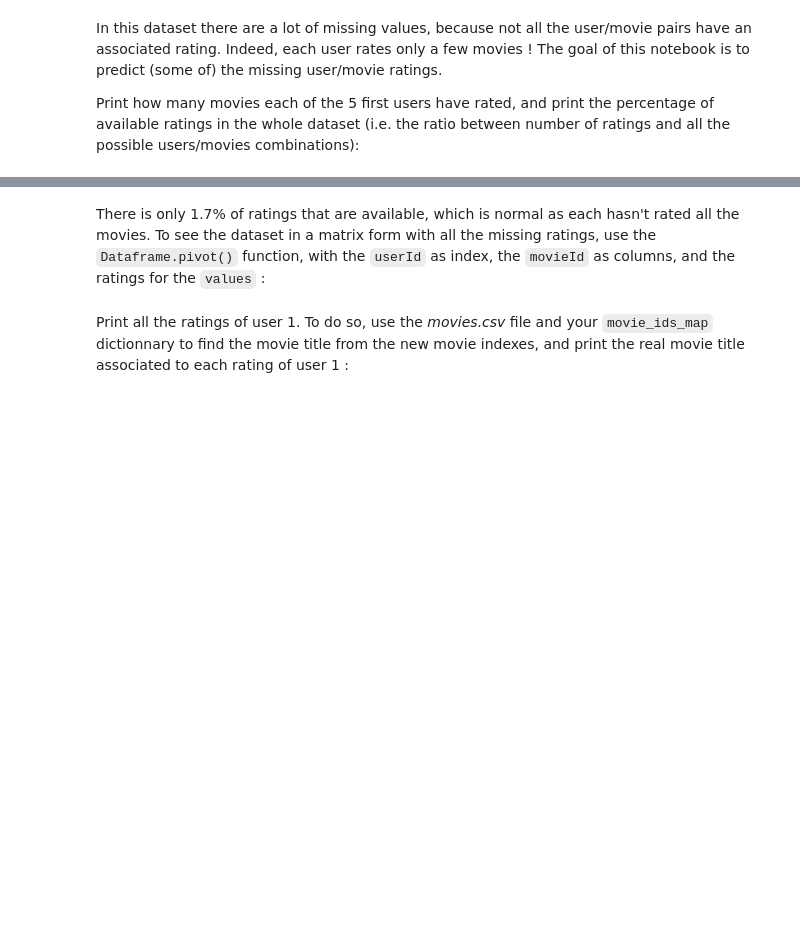
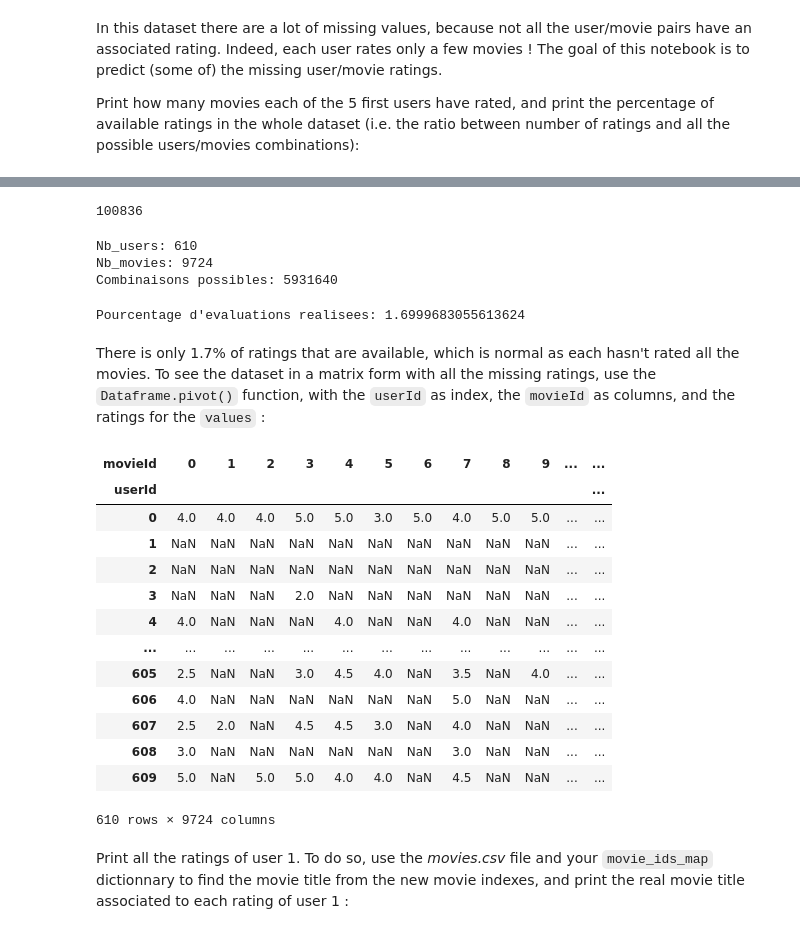
Before and after one commit to rubalravinder/ML4, a Jupyter notebook: notebooks/Machine_Learning_4_Recommender_Systems.ipynb, the cells around one changed output, grey strips where cells are left out. Drawn from its saved outputs; the diff is of its cells as text; code cells hidden in the pictures; blank space fills up the shorter version.

```diff
--- a/notebooks/Machine_Learning_4_Recommender_Systems.ipynb
+++ b/notebooks/Machine_Learning_4_Recommender_Systems.ipynb
@@ -42,7 +42,8 @@ To do so, fill the `get_train_test_sets` function below, and respect the returne
 # - toutes les cellules avant la cellule avec la grosse fonction sont des tests -
 # %%
 # on charge notre dataset - à implémenter dans la fonction
-pd.read_csv('../data/ml-latest-small/ratings.csv')
+ratings_csv=pd.read_csv('../data/ml-latest-small/ratings.csv')
+ratings_csv
 # %% [output]
 |  | userId | movieId | rating | timestamp |
 | 0 | 1 | 1 | 4.0 | 964982703 |
@@ -323,2 +325,23 @@ for user in dataset.userId.head():
+# %%
+# Pourcentage d'évaluation non-faites sur tout le dataset
+
+dataset.shape[0] # nombre de ratings
+# %% [output]
+100836
+# %%
+# toutes les combinaisons possibles user/movie
+
+print("Nb_users:",nb_users)
+print("Nb_movies:",nb_movies)
+print("Combinaisons possibles:",nb_users*nb_movies)
+# %% [output]
+Nb_users: 610
+Nb_movies: 9724
+Combinaisons possibles: 5931640
+# %%
+pourcentage_ratings_available=(dataset.shape[0])/(nb_users*nb_movies)*100
+print("Pourcentage d'evaluations realisees:",pourcentage_ratings_available)
+# %% [output]
+Pourcentage d'evaluations realisees: 1.6999683055613624
 # %% [markdown]
 There is only 1.7% of ratings that are available, which is normal as each hasn't rated all the movies. To see the dataset in a matrix form with all the missing ratings, use the `Dataframe.pivot()` function, with the `userId` as index, the `movieId` as columns, and the ratings for the `values` :
@@ -327,2 +348,20 @@ There is only 1.7% of ratings that are available, which is normal as each hasn't
+# %%
+#TOFILL
+dataset.pivot(index='userId',columns='movieId',values='rating')
+# %% [output]
+| movieId | 0 | 1 | 2 | 3 | 4 | 5 | 6 | 7 | 8 | 9 | ... | ... |
+| userId |  |  |  |  |  |  |  |  |  |  |  | ... |
+| 0 | 4.0 | 4.0 | 4.0 | 5.0 | 5.0 | 3.0 | 5.0 | 4.0 | 5.0 | 5.0 | ... | ... |
+| 1 | NaN | NaN | NaN | NaN | NaN | NaN | NaN | NaN | NaN | NaN | ... | ... |
+| 2 | NaN | NaN | NaN | NaN | NaN | NaN | NaN | NaN | NaN | NaN | ... | ... |
+| 3 | NaN | NaN | NaN | 2.0 | NaN | NaN | NaN | NaN | NaN | NaN | ... | ... |
+| 4 | 4.0 | NaN | NaN | NaN | 4.0 | NaN | NaN | 4.0 | NaN | NaN | ... | ... |
+| ... | ... | ... | ... | ... | ... | ... | ... | ... | ... | ... | ... | ... |
+| 605 | 2.5 | NaN | NaN | 3.0 | 4.5 | 4.0 | NaN | 3.5 | NaN | 4.0 | ... | ... |
+| 606 | 4.0 | NaN | NaN | NaN | NaN | NaN | NaN | 5.0 | NaN | NaN | ... | ... |
+| 607 | 2.5 | 2.0 | NaN | 4.5 | 4.5 | 3.0 | NaN | 4.0 | NaN | NaN | ... | ... |
+| 608 | 3.0 | NaN | NaN | NaN | NaN | NaN | NaN | 3.0 | NaN | NaN | ... | ... |
+| 609 | 5.0 | NaN | 5.0 | 5.0 | 4.0 | 4.0 | NaN | 4.5 | NaN | NaN | ... | ... |
+610 rows × 9724 columns
 # %% [markdown]
 Print all the ratings of user 1. To do so, use the *movies.csv* file and your `movie_ids_map` dictionnary to find the movie title from the new movie indexes, and print the real movie title associated to each rating of user 1 :
```
Also changed, not shown: parts of 32 cells of this notebook.
